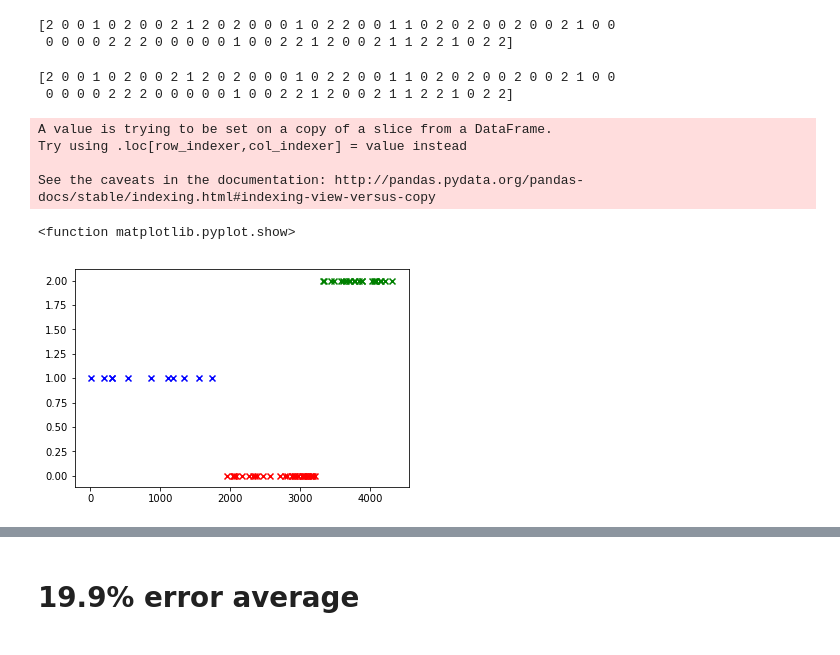
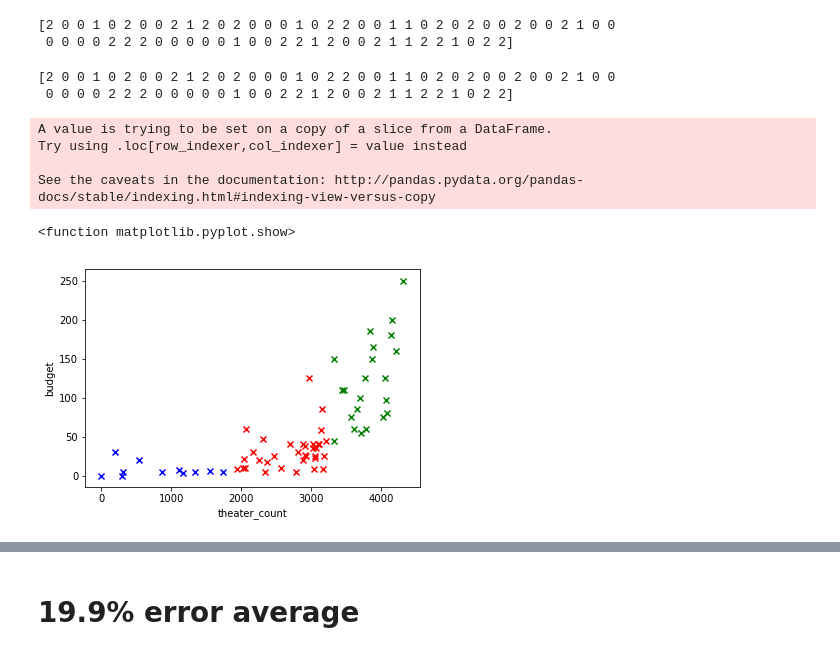
Before and after one commit to steveshim/TweetAcquisition-Thesis, a Jupyter notebook: TwitterExtractor.ipynb, the cells around one changed output, grey strips where cells are left out. Drawn from its saved outputs; the diff is of its cells as text; code cells hidden in the pictures.

Commit message:
plotting clusters

```diff
--- a/TwitterExtractor.ipynb
+++ b/TwitterExtractor.ipynb
@@ -599,25 +599,27 @@ del data2['kmeans']
 # %%
 
 %matplotlib inline
 print(labels)
 
-km_f_col = ['theater_count', ]
+km_f_col = ['theater_count', 'budget']
 km_X = data[km_f_col]
 km_X['labels'] = kmeans.labels_
+plt.xlabel('theater_count')
+plt.ylabel('budget')
 
 for l, c in zip([0,1,2], ['red', 'blue', 'green']):
     current_members = (labels == l)
     plt.scatter(km_X.iloc[current_members, 0], km_X.iloc[current_members, 1], color=c, marker='x')
 plt.show
 # %% [output]
 [2 0 0 1 0 2 0 0 2 1 2 0 2 0 0 0 1 0 2 2 0 0 1 1 0 2 0 2 0 0 2 0 0 2 1 0 0
  0 0 0 0 2 2 2 0 0 0 0 0 1 0 0 2 2 1 2 0 0 2 1 1 2 2 1 0 2 2]
 A value is trying to be set on a copy of a slice from a DataFrame.
 Try using .loc[row_indexer,col_indexer] = value instead
 
 See the caveats in the documentation: http://pandas.pydata.org/pandas-docs/stable/indexing.html#indexing-view-versus-copy
 <function matplotlib.pyplot.show>
-[figure, old version]
+[figure, new version]
 # %%
 # FULL FEATURES FROM WEKA
 #f_col0 = ['theater_count', 'budget', 'query_length', 'square_percentretweets',
```
Also changed, not shown: parts of 16 cells of this notebook.
